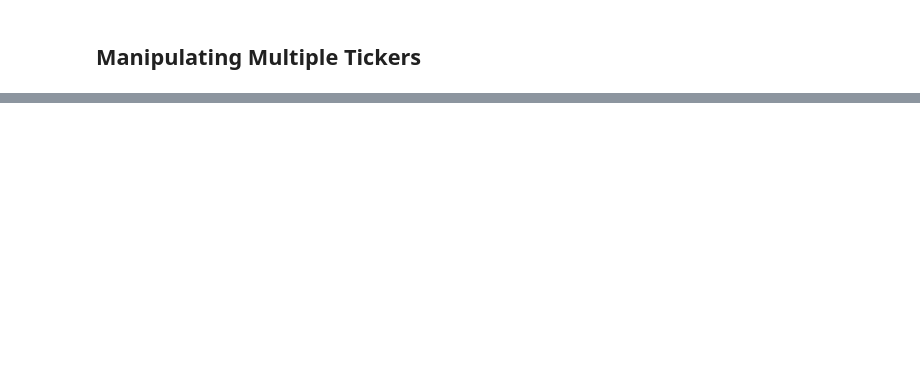
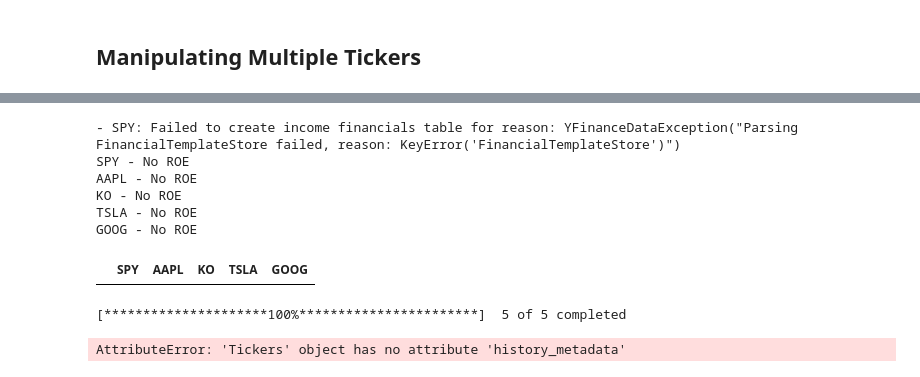
Before and after one commit to andrewbrowne3/MACD_RSI_screen, a Jupyter notebook: Testing Notebook.ipynb, the cells around one changed output, grey strips where cells are left out. Drawn from its saved outputs; the diff is of its cells as text; code cells hidden in the pictures; blank space fills up the shorter version.

```diff
--- a/Testing Notebook.ipynb
+++ b/Testing Notebook.ipynb
@@ -77,0 +245,34 @@ current_ratios
+# %%
+ticker_symbols = ['SPY','AAPL','KO', 'TSLA', 'GOOG']
+tickers = yf.Tickers(ticker_symbols)
+
+def get_roe(ticker, period="max"):
+    hist = ticker.history(period=period) # We don't use hist here, but we must call ticker.history at some point to access the metadata
+    symbol = ticker.history_metadata['symbol']
+    is_df = ticker.quarterly_income_stmt
+    try:
+        net_income = is_df.loc["Net Income"]
+        avg_equity = (is_df.loc["Total Shareholders Equity"].rolling(2).mean() / 2)
+        roe = (net_income / avg_equity)
+        print(f"{symbol} - Found ROE")
+        return roe
+    except:
+        print(f"{symbol} - No ROE")
+        return None
+
+# Output Dataframe that will house all of our data
+roe = pd.DataFrame()
+
+for ticker_symbol, this_ticker in tickers.tickers.items():
+    this_roe = get_roe(this_ticker)
+    roe[ticker_symbol] = this_roe
+
+roe
+# %% [output]
+- SPY: Failed to create income financials table for reason: YFinanceDataException("Parsing FinancialTemplateStore failed, reason: KeyError('FinancialTemplateStore')")
+SPY - No ROE
+AAPL - No ROE
+KO - No ROE
+TSLA - No ROE
+GOOG - No ROE
+|  | SPY | AAPL | KO | TSLA | GOOG |
@@ -77,0 +286,5 @@ current_ratios
+# %%
+stock_EPS_calculation(tickerx)
+# %% [output]
+[*********************100%***********************]  5 of 5 completed
+AttributeError: 'Tickers' object has no attribute 'history_metadata'
```
Also changed, not shown: parts of 18 cells of this notebook.
